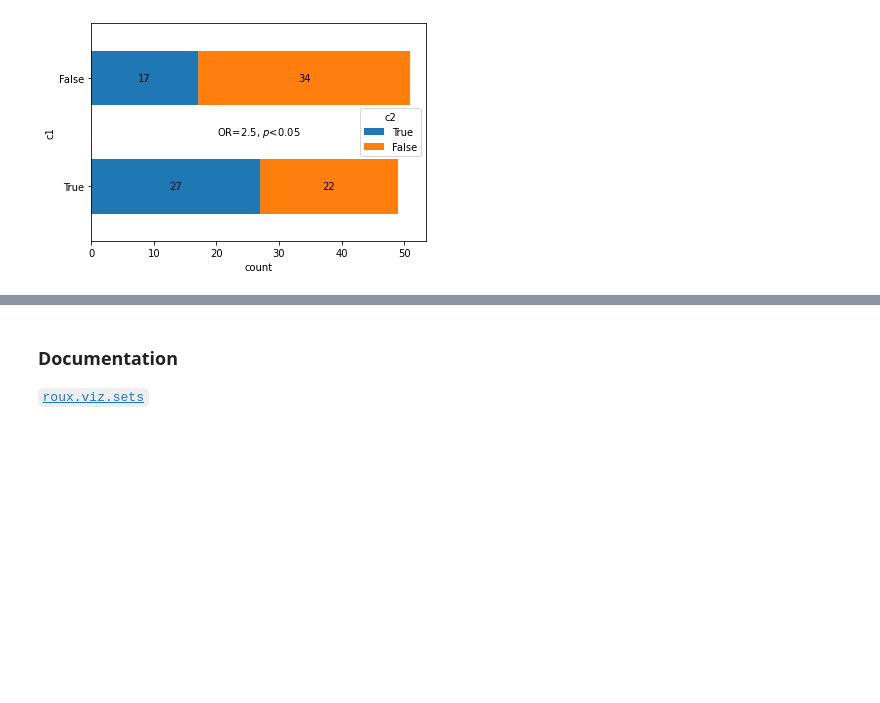
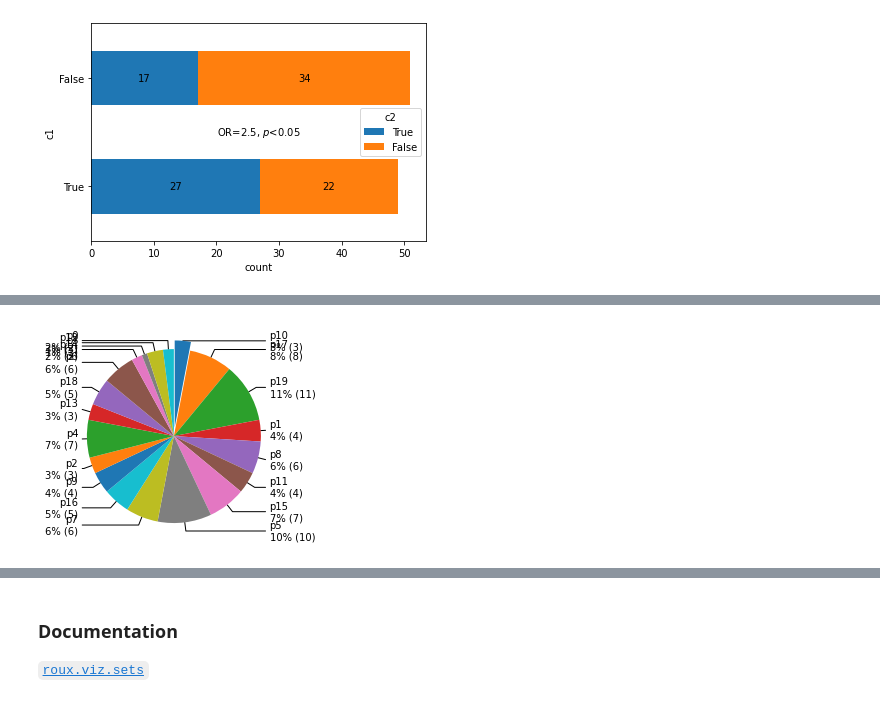
Before and after one commit to rraadd88/roux, a Jupyter notebook: examples/roux_viz_sets.ipynb, the cells around one changed output, grey strips where cells are left out. Saved outputs shown, nothing was run; the diff lists cells and outputs as text; code cells hidden in the pictures; blank space fills up the shorter version.

Commit message:
added: pie charts with equally spaced annotations

```diff
--- a/examples/roux_viz_sets.ipynb
+++ b/examples/roux_viz_sets.ipynb
@@ -47,0 +53,8 @@ ax=plot_intersection_counts(data,['c1','c2'],kind='bar')
+# %%
+import numpy as np
+data=pd.DataFrame({
+    'id': range(100),
+    'subset':np.random.choice( list(range(20)) , size = 100, replace = True, p = None),
+    })
+# print(f"counts: {data.groupby('subset')['id'].nunique()}")
+data.head(1)
@@ -47,0 +66,10 @@ ax=plot_intersection_counts(data,['c1','c2'],kind='bar')
+# %%
+from roux.viz.sets import _to_data_plot_pie
+## prepare the input for the pie chart
+data_=_to_data_plot_pie(
+    data.groupby('subset')['id'].nunique(),
+    show_n=True,
+    rename={i:f'p{i}' for i in data['subset'].unique()},
+    explode='first',
+    )
+data_.head(1)
@@ -47,0 +80,8 @@ ax=plot_intersection_counts(data,['c1','c2'],kind='bar')
+# %%
+from roux.viz.sets import plot_pie
+## pie chart
+_=plot_pie(
+    **data_.to_dict('list'),
+    )
+# %% [output]
+[figure, added]
```
Also changed, not shown: parts of 8 cells of this notebook, 2 other files.
